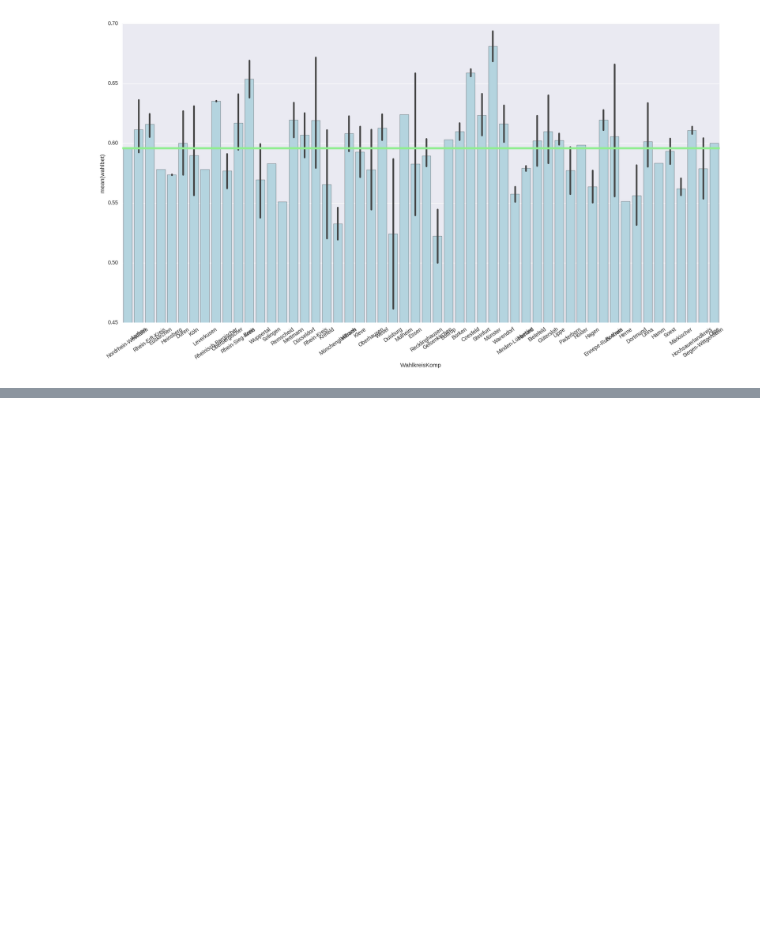
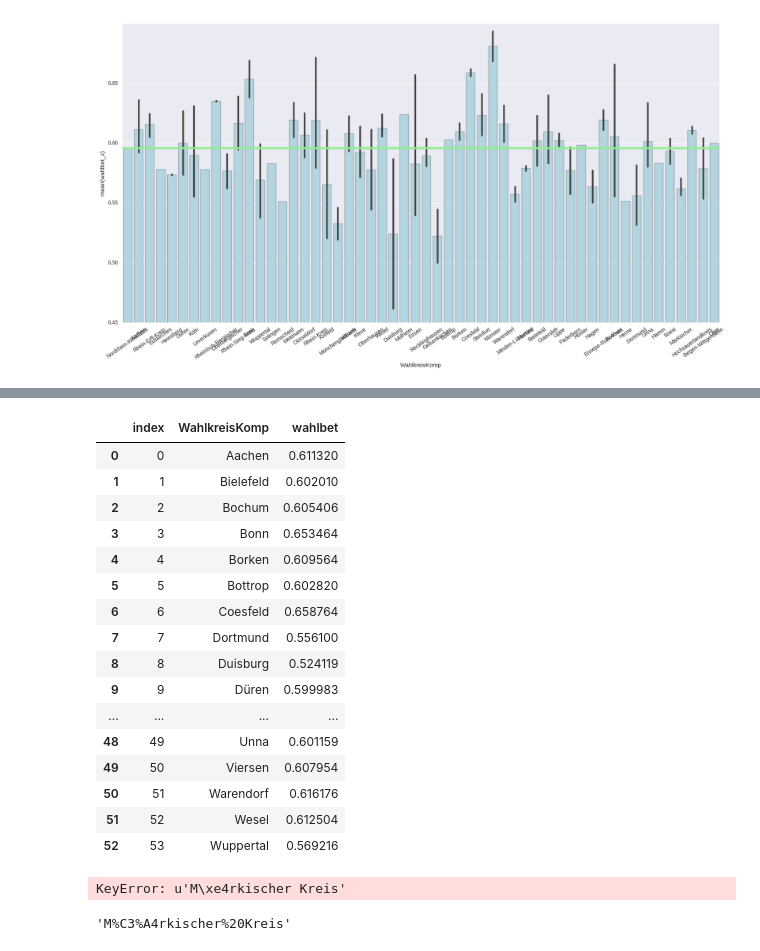
Before and after one commit to xlko/WahlbeteiligungNRW, a Jupyter notebook: WahlbeteiligungNRW.ipynb, the cells around one changed output, grey strips where cells are left out. Drawn from its saved outputs; the diff is of its cells as text; code cells hidden in the pictures; blank space fills up the shorter version.

Commit message:
Wahlbeteiligung Leafjet.js

```diff
--- a/WahlbeteiligungNRW.ipynb
+++ b/WahlbeteiligungNRW.ipynb
@@ -207,6 +207,7 @@ wahlbetStadt = wahlerg['wahlbet'].groupby(wahlerg['WahlkreisKomp'])
 # %%
 ## Ermitteln der Wahlbeteiligung durch
 wahlbetStadt = wahlbetStadt.mean()
+wahlbetStadt = wahlbetStadt.reset_index()
 wahlbetStadt
 ## Festzuhalten ist dass die Wahlbeteiligung nirgendwo unter 50 % liegt
 # %% [output]
@@ -272,0 +306,44 @@ verwaltung_geojson =  r'../deutschlandGeoJSON-master/4_kreise/3_mittel.geojson'
+# %%
+## Es scheint wie so oft bei Latin-1 codierung und UTF8 kompabiltätsprobleme zu geben,
+## daher funktioniert das Replacement mit Regex nicht
+wahlbetStadt['WahlkreisKomp'] = wahlbetStadt['WahlkreisKomp'].str.replace('Märkischer', 'Märkischer Kreis')
+## Die Variable muss mittels des indexwerts Verändert werden
+# %%
+wahlbetStadt.ix[[9,10,15,22,25,29,30,31,32,33,35,] , 'WahlkreisKomp']  = ['Düren','Düsseldorf','Gütersloh', 'Höxter','Köln',
+                                                                      'Minden-Lübbecke', 'M%C3%A4rkischer%20Kreis',
+                                                                      'Mönchengladbach', 'Mülheim', 'Münster',
+                                                                      'Oberbergischer Kreis'  ]
+## Entfernen von NRW als Landkreis
+wahlbetStadt = wahlbetStadt[wahlbetStadt.WahlkreisKomp != 'Nordrhein-Westfalen']
+#wahlbetStadt = wahlbetStadt[wahlbetStadt.WahlkreisKomp != 'Märkischer Kreis']
+#wahlbetStadt.drop(wahlbetStadt.index[30], inplace=True)
+wahlbetStadt.reset_index()
+# %% [output]
+|  | index | WahlkreisKomp | wahlbet |
+| 0 | 0 | Aachen | 0.611320 |
+| 1 | 1 | Bielefeld | 0.602010 |
+| 2 | 2 | Bochum | 0.605406 |
+| 3 | 3 | Bonn | 0.653464 |
+| 4 | 4 | Borken | 0.609564 |
+| 5 | 5 | Bottrop | 0.602820 |
+| 6 | 6 | Coesfeld | 0.658764 |
+| 7 | 7 | Dortmund | 0.556100 |
+| 8 | 8 | Duisburg | 0.524119 |
+| 9 | 9 | Düren | 0.599983 |
+| ... | ... | ... | ... |
+| 48 | 49 | Unna | 0.601159 |
+| 49 | 50 | Viersen | 0.607954 |
+| 50 | 51 | Warendorf | 0.616176 |
+| 51 | 52 | Wesel | 0.612504 |
+| 52 | 53 | Wuppertal | 0.569216 |
+# %%
+karte = folium.Map(location=urlNRWCoord, zoom_start=8)
+karte.choropleth(geo_path=verwaltung_geojson, data=wahlbetStadt,
+             columns=['WahlkreisKomp', 'wahlbet'],
+             fill_color='BuPu',
+             threshold_scale=[50,55,60,65,70],
+             fill_opacity=0.7, line_opacity=0.5,
+             key_on='feature.properties.GEN')
+karte.save('NRWArbeit.html')
+# %% [output]
+KeyError: u'M\xe4rkischer Kreis'
@@ -272,0 +352,4 @@ verwaltung_geojson =  r'../deutschlandGeoJSON-master/4_kreise/3_mittel.geojson'
+# %%
+urllib.quote(u'M\xe4rkischer Kreis'.encode('utf8'))
+# %% [output]
+'M%C3%A4rkischer%20Kreis'
```
Also changed, not shown: parts of 7 cells of this notebook, 2 other files.
